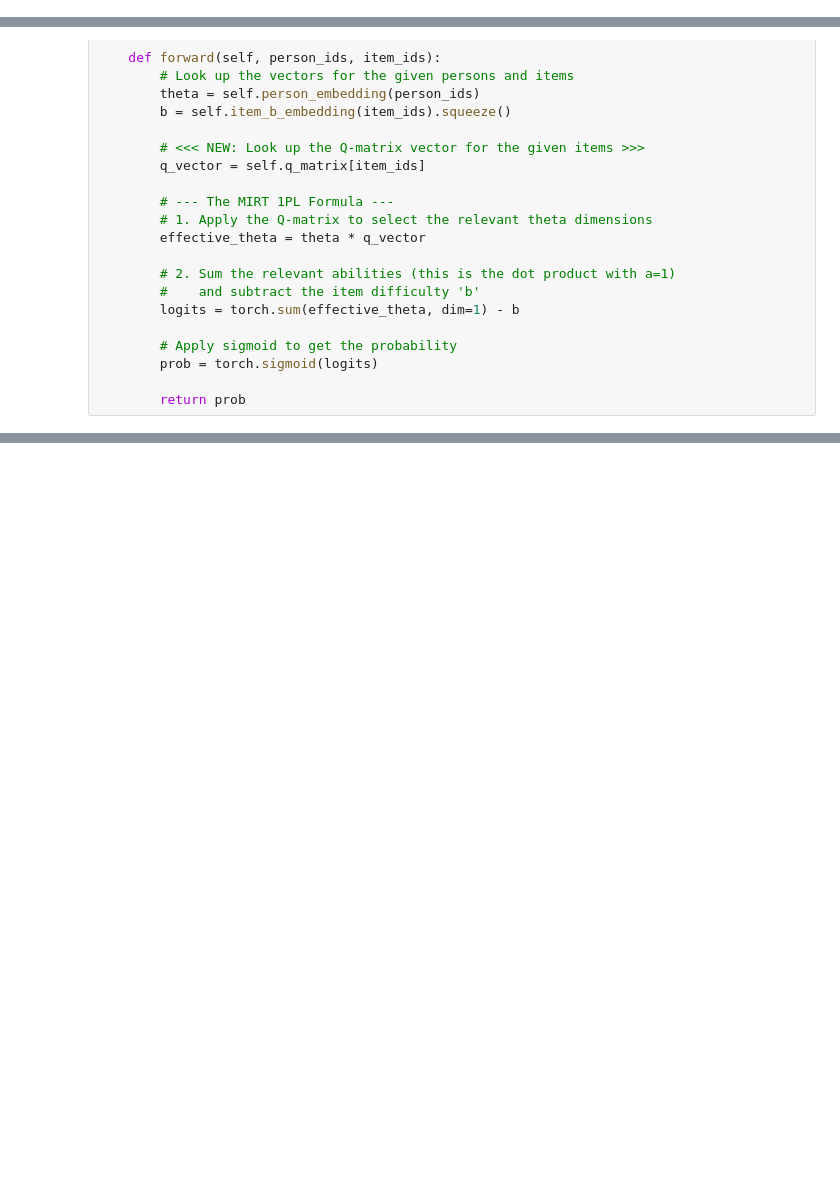
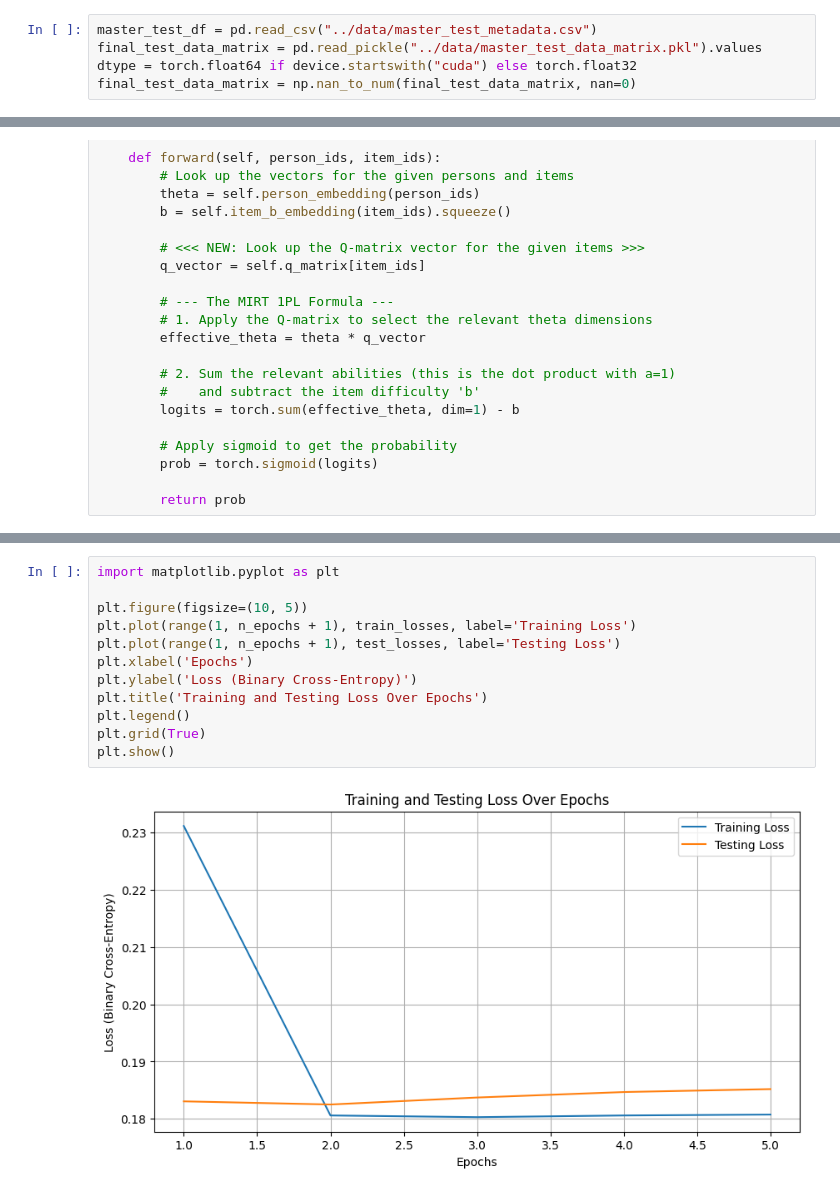
Before and after one commit to ronanhansel/reeval-multi, a Jupyter notebook: calibration/calibration.ipynb, the cells around one changed output, grey strips where cells are left out. Drawn from its saved outputs; the diff is of its cells as text; blank space fills up the shorter version.

```diff
--- a/calibration/calibration.ipynb
+++ b/calibration/calibration.ipynb
@@ -171,6 +171,11 @@ data_with0 = data_withneg1 * data_idtor
 data_with0 = data_with0.nan_to_num(nan=0.0)
 n_test_takers, n_items = data_with0.shape
 scenarios = results.columns.get_level_values("scenario").unique()
+# %%
+master_test_df = pd.read_csv("../data/master_test_metadata.csv")
+final_test_data_matrix = pd.read_pickle("../data/master_test_data_matrix.pkl").values
+dtype = torch.float64 if device.startswith("cuda") else torch.float32
+final_test_data_matrix = np.nan_to_num(final_test_data_matrix, nan=0)
 # %%
 # data_idtor = train_idtor + test_idtor
 # apply random train/test mask to the matrix, and ensure no one row or column is fully masked
@@ -319,0 +516,14 @@ print(f"\nShape of final 1PL thetas: {final_thetas_1pl.shape}") # Should be (183
+# %%
+import matplotlib.pyplot as plt
+
+plt.figure(figsize=(10, 5))
+plt.plot(range(1, n_epochs + 1), train_losses, label='Training Loss')
+plt.plot(range(1, n_epochs + 1), test_losses, label='Testing Loss')
+plt.xlabel('Epochs')
+plt.ylabel('Loss (Binary Cross-Entropy)')
+plt.title('Training and Testing Loss Over Epochs')
+plt.legend()
+plt.grid(True)
+plt.show()
+# %% [output]
+[figure, added]
```
Also changed, not shown: parts of 12 cells of this notebook, 4 other files.
